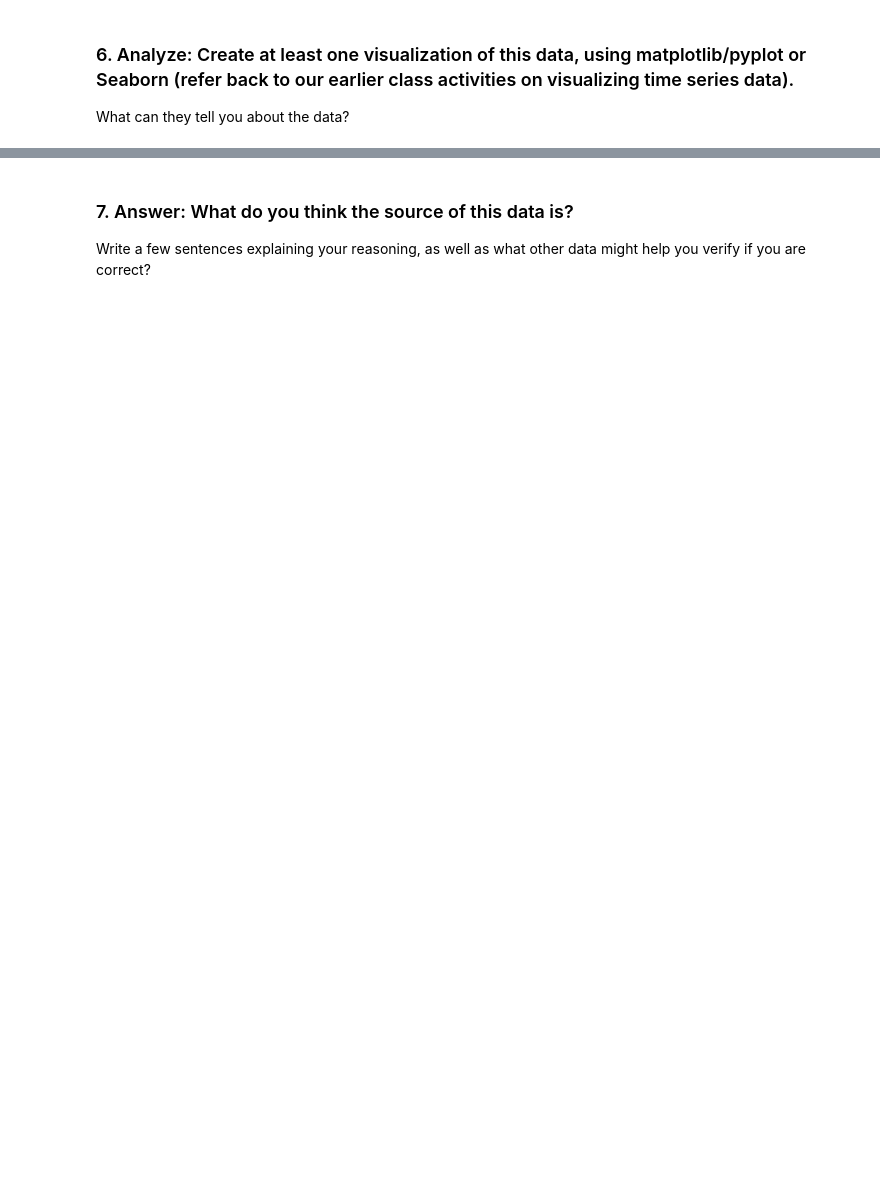
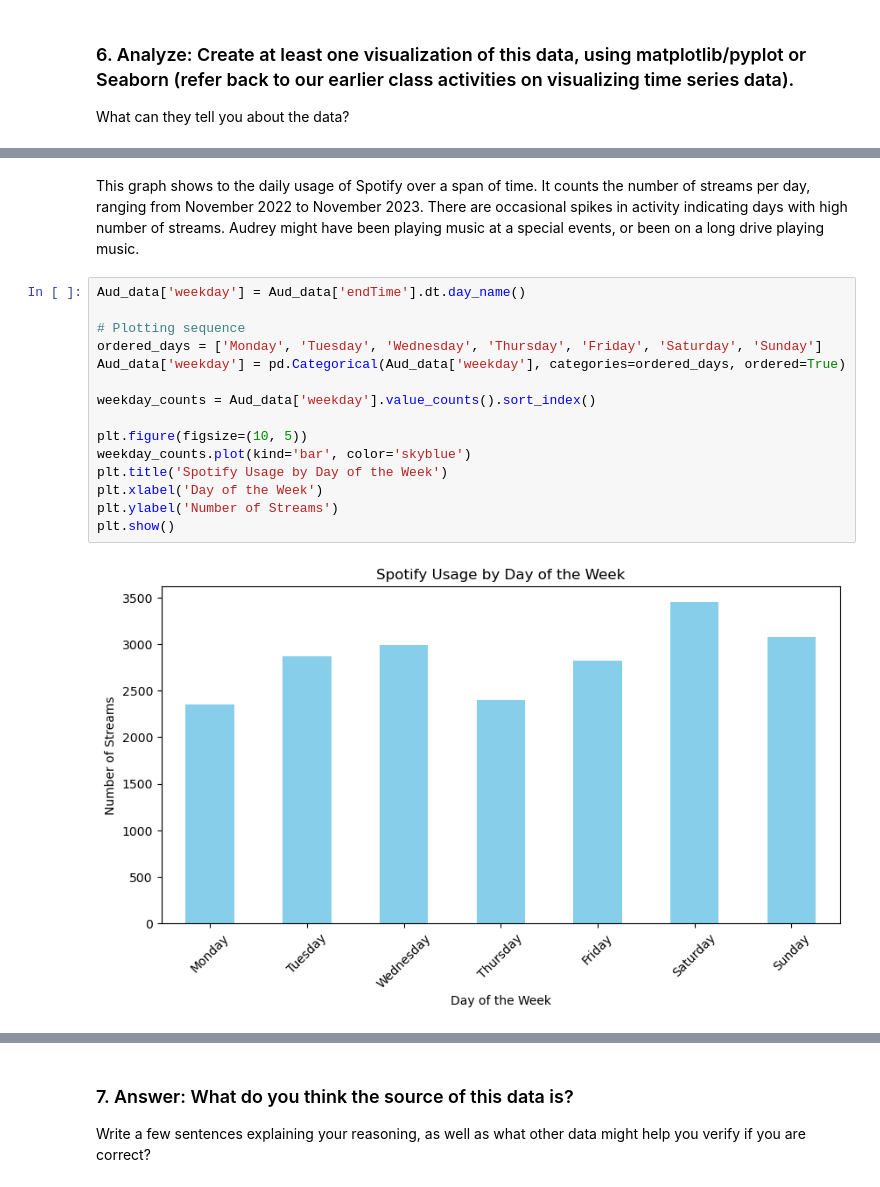
Before and after one commit to audreymarthin/Proj8_CS215_Audrey_Ruth, a Jupyter notebook: Project 8, Personal Data & Visualization.ipynb, the cells around one changed output, grey strips where cells are left out. Drawn from its saved outputs; the diff is of its cells as text; blank space fills up the shorter version.

```diff
--- a/Project 8, Personal Data & Visualization.ipynb
+++ b/Project 8, Personal Data & Visualization.ipynb
@@ -161,0 +267,19 @@ py.legend(bbox_to_anchor=(1.25, 1), borderaxespad=0)
+# %% [markdown]
+This graph shows to the daily usage of Spotify over a span of time. It counts the number of streams per day, ranging from November 2022 to November 2023. There are occasional spikes in activity indicating days with high number of streams. Audrey might have been playing music at a special events, or been on a long drive playing music.
+# %%
+Aud_data['weekday'] = Aud_data['endTime'].dt.day_name()
+
+# Plotting sequence
+ordered_days = ['Monday', 'Tuesday', 'Wednesday', 'Thursday', 'Friday', 'Saturday', 'Sunday']
+Aud_data['weekday'] = pd.Categorical(Aud_data['weekday'], categories=ordered_days, ordered=True)
+
+weekday_counts = Aud_data['weekday'].value_counts().sort_index()
+
+plt.figure(figsize=(10, 5))
+weekday_counts.plot(kind='bar', color='skyblue')
+plt.title('Spotify Usage by Day of the Week')
+plt.xlabel('Day of the Week')
+plt.ylabel('Number of Streams')
+plt.show()
+# %% [output]
+[figure, added]
```
Also changed, not shown: parts of 38 cells of this notebook.
